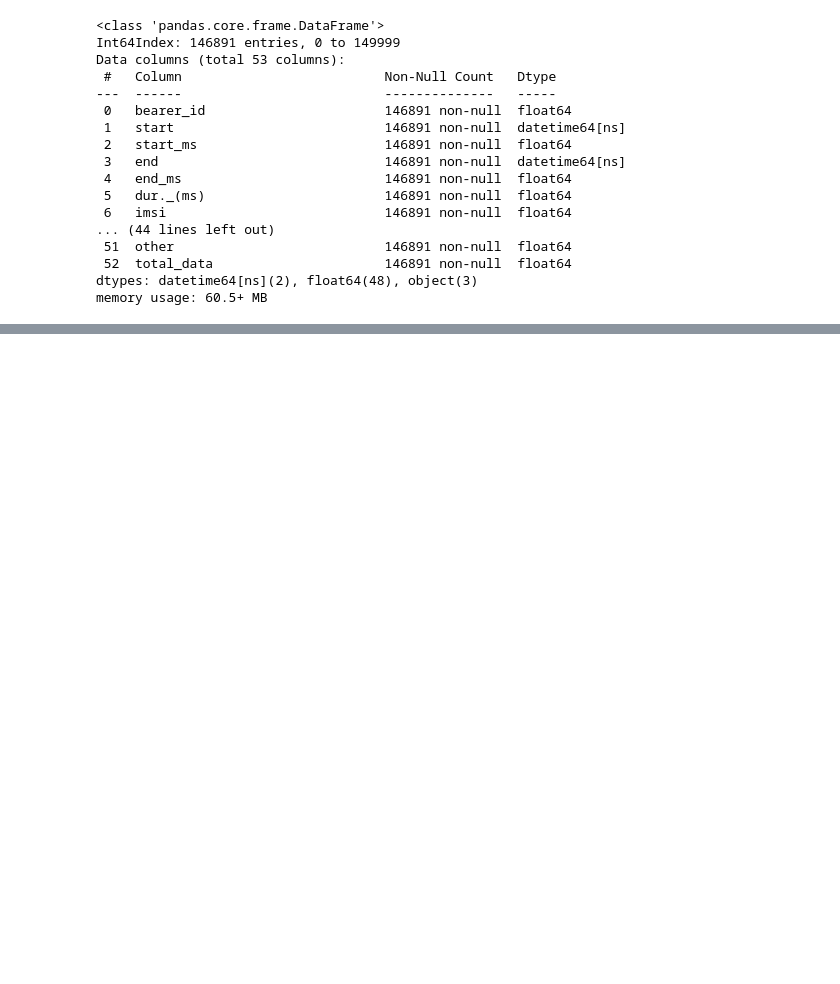
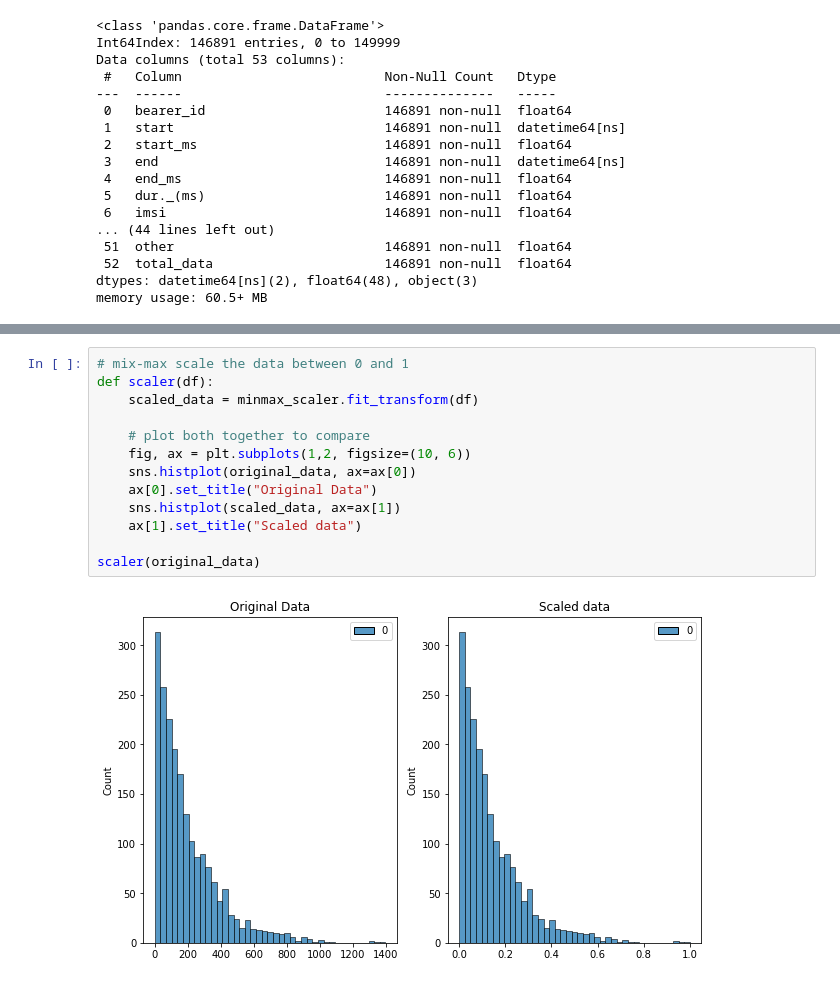
Before and after one commit to Desmondonam/telecom-analysis, a Jupyter notebook: Notebooks/Overview analysis.ipynb, the cells around one changed output, grey strips where cells are left out. Cells and saved outputs as stored; diff of their text form; blank space fills up the shorter version.

```diff
--- a/Notebooks/Overview analysis.ipynb
+++ b/Notebooks/Overview analysis.ipynb
@@ -396,0 +426,15 @@ memory usage: 60.5+ MB
+# %%
+# mix-max scale the data between 0 and 1
+def scaler(df):
+    scaled_data = minmax_scaler.fit_transform(df)
+
+    # plot both together to compare
+    fig, ax = plt.subplots(1,2, figsize=(10, 6))
+    sns.histplot(original_data, ax=ax[0])
+    ax[0].set_title("Original Data")
+    sns.histplot(scaled_data, ax=ax[1])
+    ax[1].set_title("Scaled data")
+
+scaler(original_data)
+# %% [output]
+[figure, added]
```
Also changed, not shown: parts of 21 cells of this notebook.
